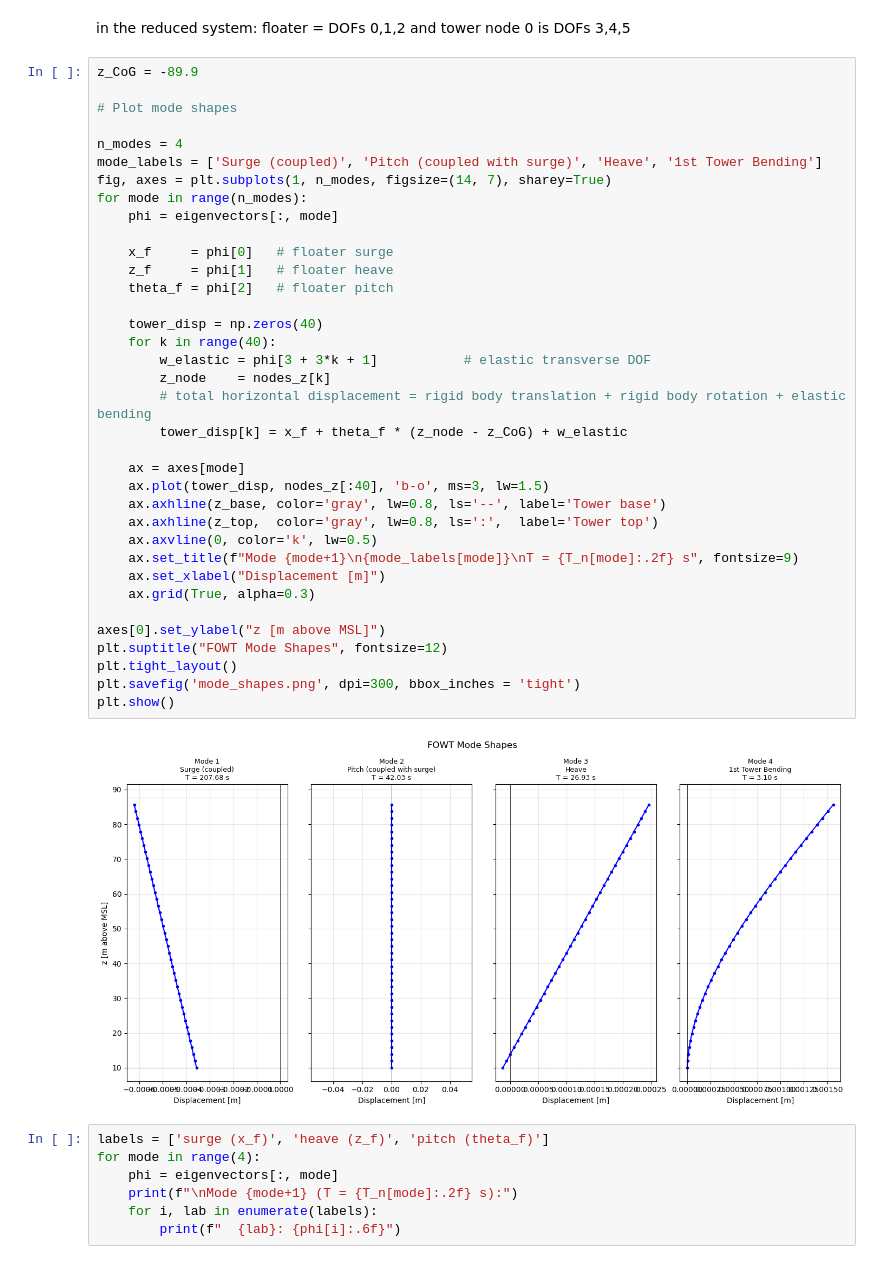
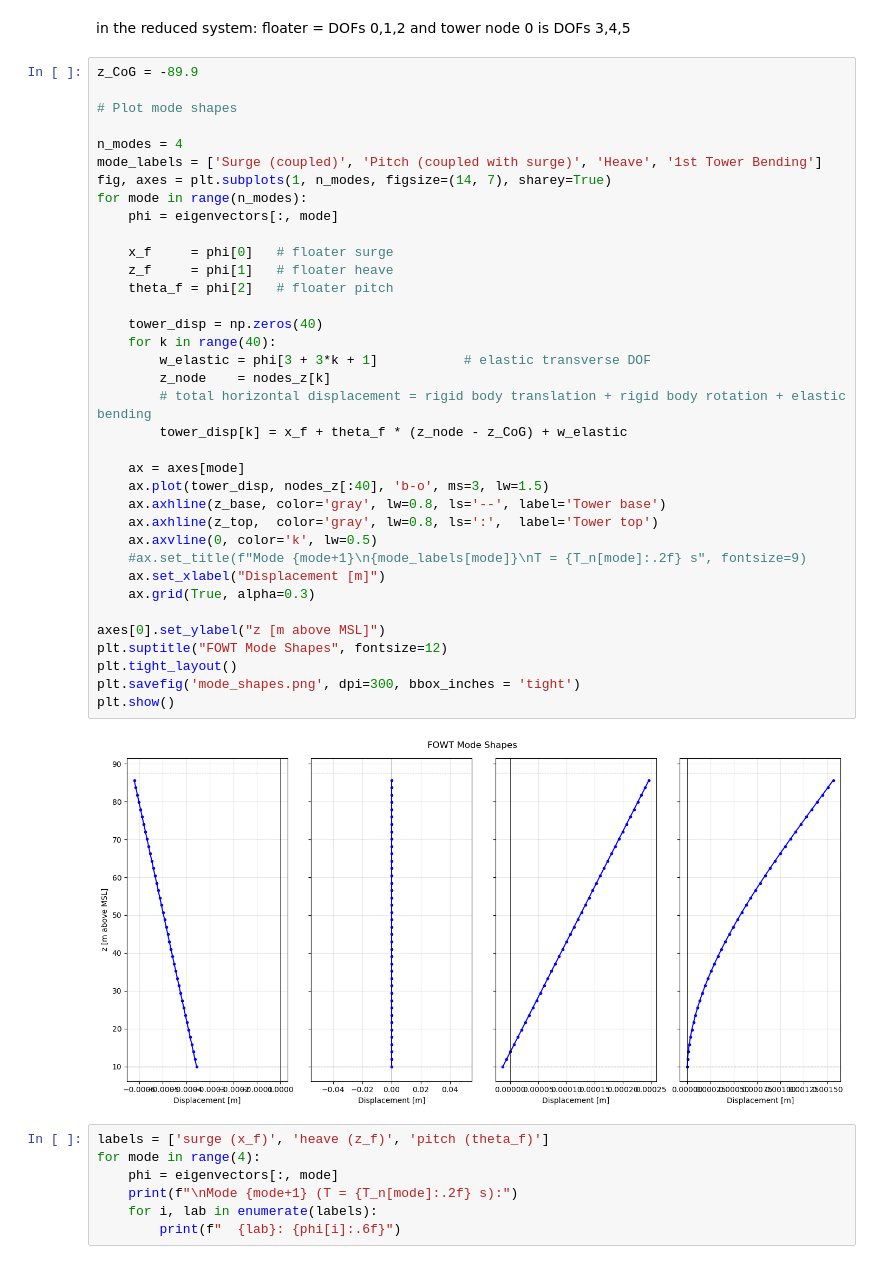
Before and after one commit to carolinaprucha/CIEM4210-Computational-Modelling, a Jupyter notebook: FOWT_FEM.ipynb, the cells around one changed output. Drawn from its saved outputs; the diff is of its cells as text.

```diff
--- a/FOWT_FEM.ipynb
+++ b/FOWT_FEM.ipynb
@@ -386,35 +386,35 @@ n_modes = 4
 mode_labels = ['Surge (coupled)', 'Pitch (coupled with surge)', 'Heave', '1st Tower Bending']
 fig, axes = plt.subplots(1, n_modes, figsize=(14, 7), sharey=True)
 for mode in range(n_modes):
     phi = eigenvectors[:, mode]
 
     x_f     = phi[0]   # floater surge
     z_f     = phi[1]   # floater heave
     theta_f = phi[2]   # floater pitch
 
     tower_disp = np.zeros(40)
     for k in range(40):
         w_elastic = phi[3 + 3*k + 1]           # elastic transverse DOF
         z_node    = nodes_z[k]
         # total horizontal displacement = rigid body translation + rigid body rotation + elastic bending
         tower_disp[k] = x_f + theta_f * (z_node - z_CoG) + w_elastic
 
     ax = axes[mode]
     ax.plot(tower_disp, nodes_z[:40], 'b-o', ms=3, lw=1.5)
     ax.axhline(z_base, color='gray', lw=0.8, ls='--', label='Tower base')
     ax.axhline(z_top,  color='gray', lw=0.8, ls=':',  label='Tower top')
     ax.axvline(0, color='k', lw=0.5)
-    ax.set_title(f"Mode {mode+1}\n{mode_labels[mode]}\nT = {T_n[mode]:.2f} s", fontsize=9)
+    #ax.set_title(f"Mode {mode+1}\n{mode_labels[mode]}\nT = {T_n[mode]:.2f} s", fontsize=9)
     ax.set_xlabel("Displacement [m]")
     ax.grid(True, alpha=0.3)
 
 axes[0].set_ylabel("z [m above MSL]")
 plt.suptitle("FOWT Mode Shapes", fontsize=12)
 plt.tight_layout()
 plt.savefig('mode_shapes.png', dpi=300, bbox_inches = 'tight')
 plt.show()
 # %% [output]
-[figure, old version]
+[figure, new version]
 # %%
 labels = ['surge (x_f)', 'heave (z_f)', 'pitch (theta_f)']
 for mode in range(4):
```
Also changed, not shown: parts of 4 cells of this notebook, 2 other files.
